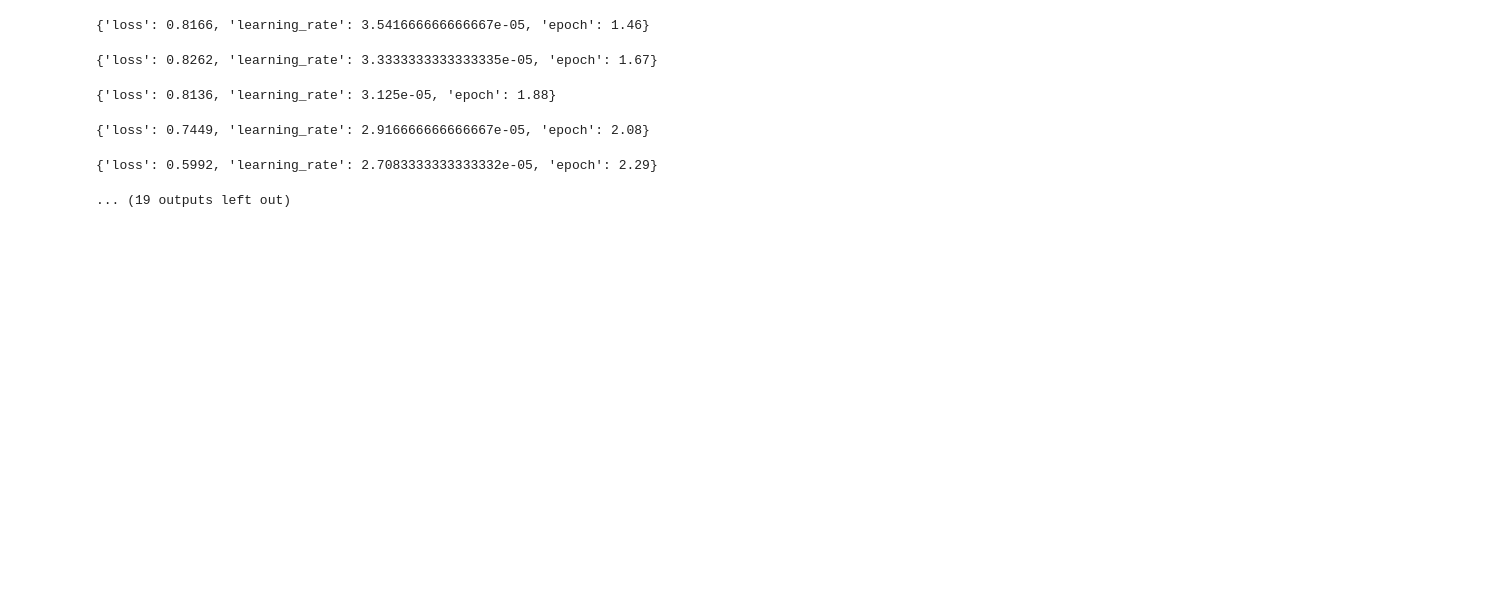
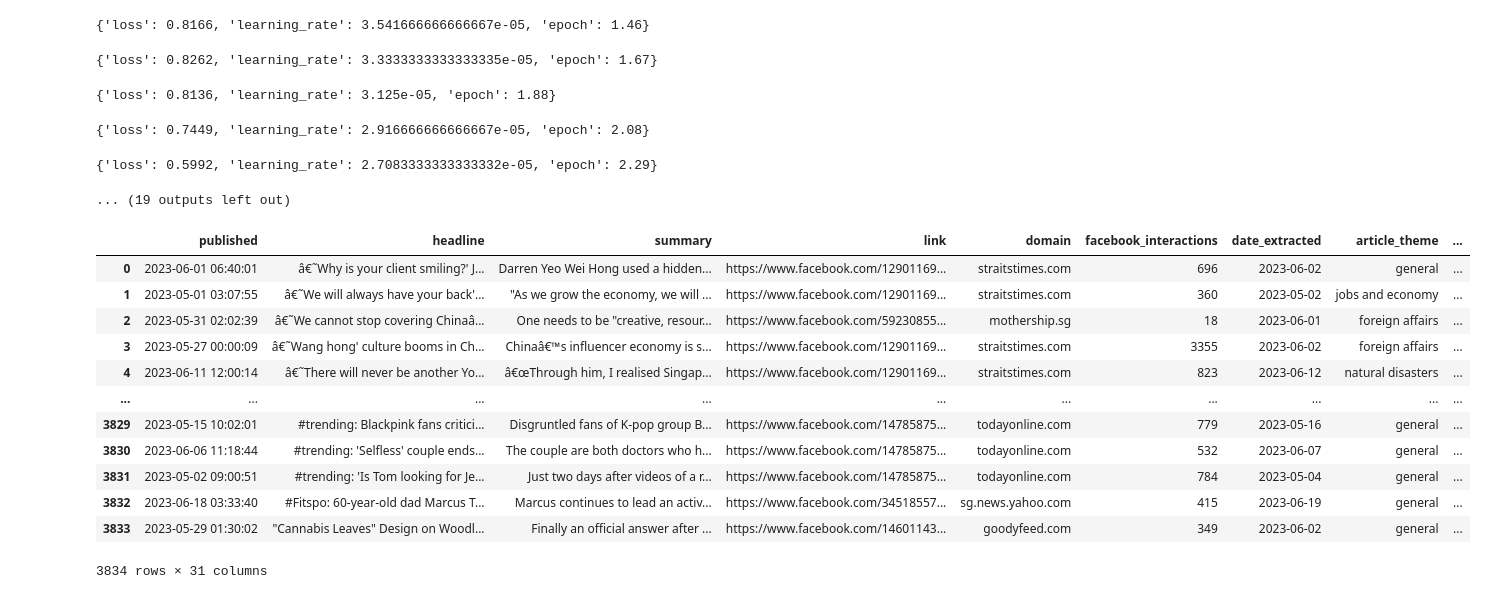
Before and after one commit to xeonkai/news_matching, a Jupyter notebook: traction-analytics/traction_analytics_v2.ipynb, the cells around one changed output. Drawn from its saved outputs; the diff is of its cells as text; code cells hidden in the pictures; blank space fills up the shorter version.

```diff
--- a/traction-analytics/traction_analytics_v2.ipynb
+++ b/traction-analytics/traction_analytics_v2.ipynb
@@ -1826,3 +1837,19 @@ You should probably TRAIN this model on a down-stream task to be able to use it
 {'loss': 0.7449, 'learning_rate': 2.916666666666667e-05, 'epoch': 2.08}
 {'loss': 0.5992, 'learning_rate': 2.7083333333333332e-05, 'epoch': 2.29}
 ... (19 outputs left out)
+# %%
+df_unique
+# %% [output]
+|  | published | headline | summary | link | domain | facebook_interactions | date_extracted | article_theme | ... |
+| 0 | 2023-06-01 06:40:01 | â€˜Why is your client smiling?' J... | Darren Yeo Wei Hong used a hidden... | https://www.facebook.com/12901169... | straitstimes.com | 696 | 2023-06-02 | general | ... |
+| 1 | 2023-05-01 03:07:55 | â€˜We will always have your back'... | "As we grow the economy, we will ... | https://www.facebook.com/12901169... | straitstimes.com | 360 | 2023-05-02 | jobs and economy | ... |
+| 2 | 2023-05-31 02:02:39 | â€˜We cannot stop covering Chinaâ... | One needs to be "creative, resour... | https://www.facebook.com/59230855... | mothership.sg | 18 | 2023-06-01 | foreign affairs | ... |
+| 3 | 2023-05-27 00:00:09 | â€˜Wang hong' culture booms in Ch... | Chinaâ€™s influencer economy is s... | https://www.facebook.com/12901169... | straitstimes.com | 3355 | 2023-06-02 | foreign affairs | ... |
+| 4 | 2023-06-11 12:00:14 | â€˜There will never be another Yo... | â€œThrough him, I realised Singap... | https://www.facebook.com/12901169... | straitstimes.com | 823 | 2023-06-12 | natural disasters | ... |
+| ... | ... | ... | ... | ... | ... | ... | ... | ... | ... |
+| 3829 | 2023-05-15 10:02:01 | #trending: Blackpink fans critici... | Disgruntled fans of K-pop group B... | https://www.facebook.com/14785875... | todayonline.com | 779 | 2023-05-16 | general | ... |
+| 3830 | 2023-06-06 11:18:44 | #trending: 'Selfless' couple ends... | The couple are both doctors who h... | https://www.facebook.com/14785875... | todayonline.com | 532 | 2023-06-07 | general | ... |
+| 3831 | 2023-05-02 09:00:51 | #trending: 'Is Tom looking for Je... | Just two days after videos of a r... | https://www.facebook.com/14785875... | todayonline.com | 784 | 2023-05-04 | general | ... |
+| 3832 | 2023-06-18 03:33:40 | #Fitspo: 60-year-old dad Marcus T... | Marcus continues to lead an activ... | https://www.facebook.com/34518557... | sg.news.yahoo.com | 415 | 2023-06-19 | general | ... |
+| 3833 | 2023-05-29 01:30:02 | "Cannabis Leaves" Design on Woodl... | Finally an official answer after ... | https://www.facebook.com/14601143... | goodyfeed.com | 349 | 2023-06-02 | general | ... |
+3834 rows × 31 columns
```
Also changed, not shown: parts of 3 cells of this notebook, 2 other files.
